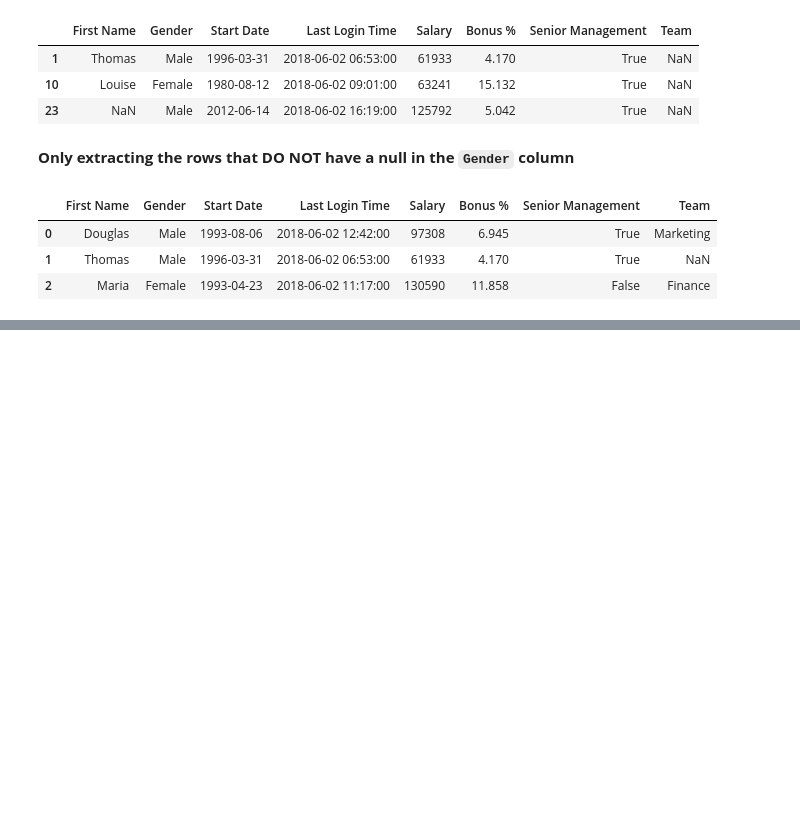
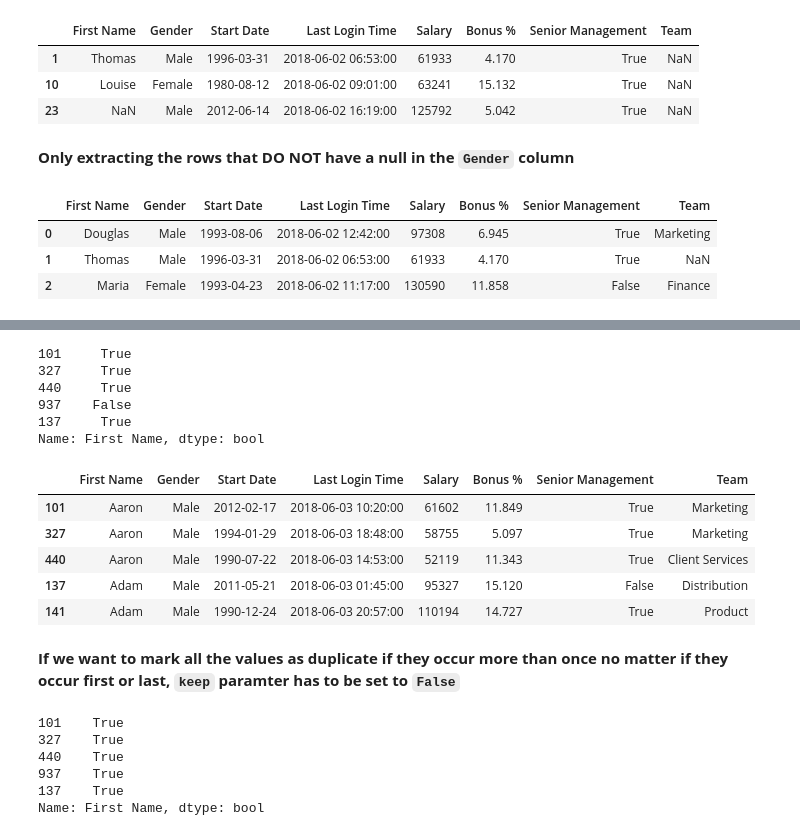
Before and after one commit to pratikgujral/learn-data-analysis, a Jupyter notebook: DataFrame.ipynb, the cells around one changed output, grey strips where cells are left out. Saved outputs shown, nothing was run; the diff lists cells and outputs as text; code cells hidden in the pictures; blank space fills up the shorter version.

```diff
--- a/DataFrame.ipynb
+++ b/DataFrame.ipynb
@@ -804,0 +865,5 @@ df[ df['Gender'].notnull() ].head(3)
+# %%
+df = pd.read_csv('pandas/employees.csv', parse_dates=['Start Date','Last Login Time'])
+df['Gender'] = df['Gender'].astype('category')
+df['Senior Management'] = df['Senior Management'].astype('bool')
+df.head(3)
@@ -804,0 +877,6 @@ df[ df['Gender'].notnull() ].head(3)
+# %%
+# First sorting the enployees dataframe by `First Name`
+df.sort_values('First Name', inplace=True)
+
+# Using finding duplicated values
+df['First Name'].duplicated().head(5)
@@ -804,0 +896,29 @@ df[ df['Gender'].notnull() ].head(3)
+# %%
+df['First Name'].duplicated(keep='last').head(5)
+# %% [output]
+101     True
+327     True
+440     True
+937    False
+137     True
+Name: First Name, dtype: bool
+# %%
+df[ df['First Name'].duplicated(keep='last') ].head(5)
+# %% [output]
+|  | First Name | Gender | Start Date | Last Login Time | Salary | Bonus % | Senior Management | Team |
+| 101 | Aaron | Male | 2012-02-17 | 2018-06-03 10:20:00 | 61602 | 11.849 | True | Marketing |
+| 327 | Aaron | Male | 1994-01-29 | 2018-06-03 18:48:00 | 58755 | 5.097 | True | Marketing |
+| 440 | Aaron | Male | 1990-07-22 | 2018-06-03 14:53:00 | 52119 | 11.343 | True | Client Services |
+| 137 | Adam | Male | 2011-05-21 | 2018-06-03 01:45:00 | 95327 | 15.120 | False | Distribution |
+| 141 | Adam | Male | 1990-12-24 | 2018-06-03 20:57:00 | 110194 | 14.727 | True | Product |
+# %% [markdown]
+**If we want to mark all the values as duplicate if they occur more than once no matter if they occur first or last, `keep` paramter has to be set to `False`**
+# %%
+df['First Name'].duplicated(keep=False).head(5)
+# %% [output]
+101    True
+327    True
+440    True
+937    True
+137    True
+Name: First Name, dtype: bool
```
Also changed, not shown: parts of 25 cells of this notebook.
